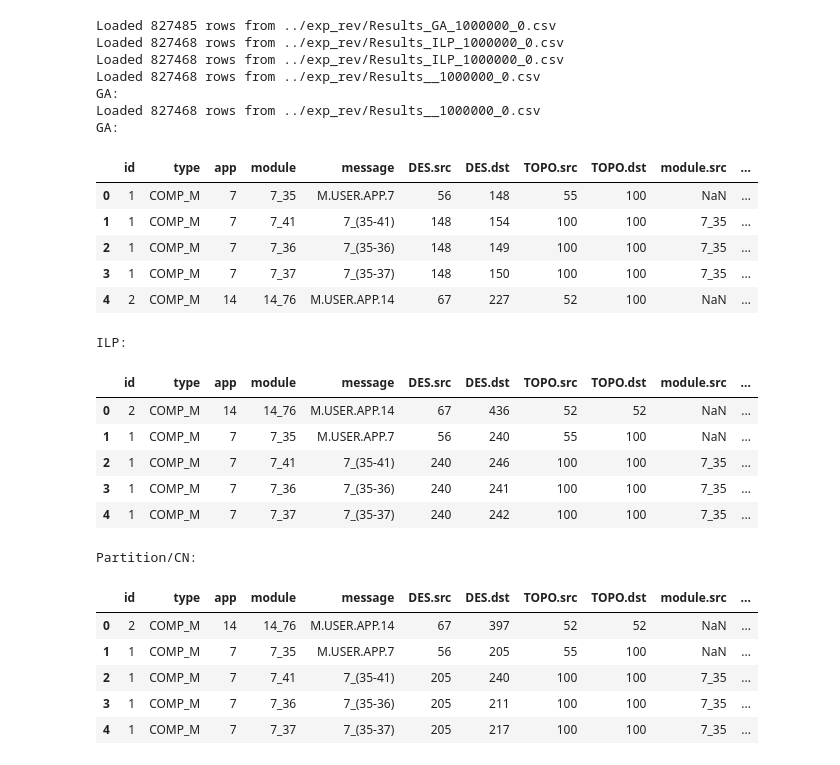
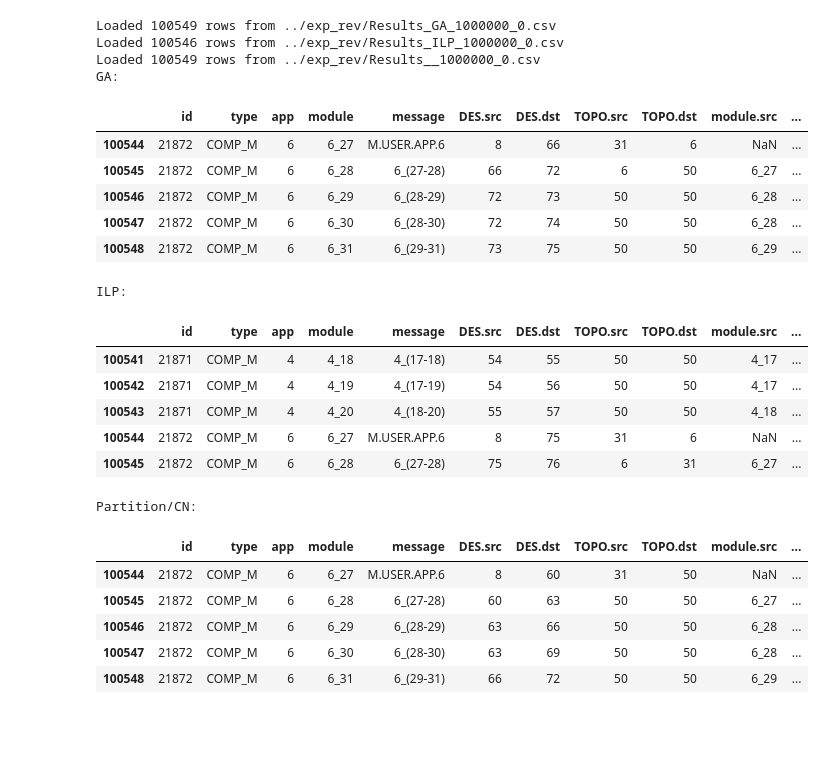
Before and after one commit to adka-fawaid/GA_ILP_Partition_Placement, a Jupyter notebook: Notebooks/Evaluasi.ipynb, the cells around one changed output. Saved outputs shown, nothing was run; the diff lists cells and outputs as text; code cells hidden in the pictures; blank space fills up the shorter version.

```diff
--- a/Notebooks/Evaluasi.ipynb
+++ b/Notebooks/Evaluasi.ipynb
@@ -1,58 +1,55 @@
 # %%
 import pandas as pd
 
 
 file_ga = '../exp_rev/Results_GA_1000000_0.csv'
 file_ilp = '../exp_rev/Results_ILP_1000000_0.csv'
 file_cn = '../exp_rev/Results__1000000_0.csv'  # Partition/CN
 
 
-def read_head_csv(filepath):
+def read_tail_csv(filepath):
     try:
         df = pd.read_csv(filepath)
         print(f"Loaded {len(df)} rows from {filepath}")
         return df
     except Exception as e:
         print(f"Gagal membaca {filepath}: {e}")
         return None
 
-head_ga = read_head_csv(file_ga)
-head_ilp = read_head_csv(file_ilp)
-head_cn = read_head_csv(file_cn)
+tail_ga = read_tail_csv(file_ga)
+tail_ilp = read_tail_csv(file_ilp)
+tail_cn = read_tail_csv(file_cn)
 
 
 print('GA:')
-display(head_ga.head())
+display(tail_ga.tail())
 print('ILP:')
-display(head_ilp.head())
+display(tail_ilp.tail())
 print('Partition/CN:')
-display(head_cn.head())
+display(tail_cn.tail())
 # %% [output]
-Loaded 827485 rows from ../exp_rev/Results_GA_1000000_0.csv
-Loaded 827468 rows from ../exp_rev/Results_ILP_1000000_0.csv
-Loaded 827468 rows from ../exp_rev/Results_ILP_1000000_0.csv
-Loaded 827468 rows from ../exp_rev/Results__1000000_0.csv
+Loaded 100549 rows from ../exp_rev/Results_GA_1000000_0.csv
+Loaded 100546 rows from ../exp_rev/Results_ILP_1000000_0.csv
+Loaded 100549 rows from ../exp_rev/Results__1000000_0.csv
 GA:
-Loaded 827468 rows from ../exp_rev/Results__1000000_0.csv
-GA:
 |  | id | type | app | module | message | DES.src | DES.dst | TOPO.src | TOPO.dst | module.src | ... |
-| 0 | 1 | COMP_M | 7 | 7_35 | M.USER.APP.7 | 56 | 148 | 55 | 100 | NaN | ... |
-| 1 | 1 | COMP_M | 7 | 7_41 | 7_(35-41) | 148 | 154 | 100 | 100 | 7_35 | ... |
-| 2 | 1 | COMP_M | 7 | 7_36 | 7_(35-36) | 148 | 149 | 100 | 100 | 7_35 | ... |
-| 3 | 1 | COMP_M | 7 | 7_37 | 7_(35-37) | 148 | 150 | 100 | 100 | 7_35 | ... |
-| 4 | 2 | COMP_M | 14 | 14_76 | M.USER.APP.14 | 67 | 227 | 52 | 100 | NaN | ... |
+| 100544 | 21872 | COMP_M | 6 | 6_27 | M.USER.APP.6 | 8 | 66 | 31 | 6 | NaN | ... |
+| 100545 | 21872 | COMP_M | 6 | 6_28 | 6_(27-28) | 66 | 72 | 6 | 50 | 6_27 | ... |
+| 100546 | 21872 | COMP_M | 6 | 6_29 | 6_(28-29) | 72 | 73 | 50 | 50 | 6_28 | ... |
+| 100547 | 21872 | COMP_M | 6 | 6_30 | 6_(28-30) | 72 | 74 | 50 | 50 | 6_28 | ... |
+| 100548 | 21872 | COMP_M | 6 | 6_31 | 6_(29-31) | 73 | 75 | 50 | 50 | 6_29 | ... |
 ILP:
 |  | id | type | app | module | message | DES.src | DES.dst | TOPO.src | TOPO.dst | module.src | ... |
-| 0 | 2 | COMP_M | 14 | 14_76 | M.USER.APP.14 | 67 | 436 | 52 | 52 | NaN | ... |
-| 1 | 1 | COMP_M | 7 | 7_35 | M.USER.APP.7 | 56 | 240 | 55 | 100 | NaN | ... |
-| 2 | 1 | COMP_M | 7 | 7_41 | 7_(35-41) | 240 | 246 | 100 | 100 | 7_35 | ... |
-| 3 | 1 | COMP_M | 7 | 7_36 | 7_(35-36) | 240 | 241 | 100 | 100 | 7_35 | ... |
-| 4 | 1 | COMP_M | 7 | 7_37 | 7_(35-37) | 240 | 242 | 100 | 100 | 7_35 | ... |
+| 100541 | 21871 | COMP_M | 4 | 4_18 | 4_(17-18) | 54 | 55 | 50 | 50 | 4_17 | ... |
+| 100542 | 21871 | COMP_M | 4 | 4_19 | 4_(17-19) | 54 | 56 | 50 | 50 | 4_17 | ... |
+| 100543 | 21871 | COMP_M | 4 | 4_20 | 4_(18-20) | 55 | 57 | 50 | 50 | 4_18 | ... |
+| 100544 | 21872 | COMP_M | 6 | 6_27 | M.USER.APP.6 | 8 | 75 | 31 | 6 | NaN | ... |
+| 100545 | 21872 | COMP_M | 6 | 6_28 | 6_(27-28) | 75 | 76 | 6 | 31 | 6_27 | ... |
 Partition/CN:
 |  | id | type | app | module | message | DES.src | DES.dst | TOPO.src | TOPO.dst | module.src | ... |
-| 0 | 2 | COMP_M | 14 | 14_76 | M.USER.APP.14 | 67 | 397 | 52 | 52 | NaN | ... |
-| 1 | 1 | COMP_M | 7 | 7_35 | M.USER.APP.7 | 56 | 205 | 55 | 100 | NaN | ... |
-| 2 | 1 | COMP_M | 7 | 7_41 | 7_(35-41) | 205 | 240 | 100 | 100 | 7_35 | ... |
-| 3 | 1 | COMP_M | 7 | 7_36 | 7_(35-36) | 205 | 211 | 100 | 100 | 7_35 | ... |
-| 4 | 1 | COMP_M | 7 | 7_37 | 7_(35-37) | 205 | 217 | 100 | 100 | 7_35 | ... |
+| 100544 | 21872 | COMP_M | 6 | 6_27 | M.USER.APP.6 | 8 | 60 | 31 | 50 | NaN | ... |
+| 100545 | 21872 | COMP_M | 6 | 6_28 | 6_(27-28) | 60 | 63 | 50 | 50 | 6_27 | ... |
+| 100546 | 21872 | COMP_M | 6 | 6_29 | 6_(28-29) | 63 | 66 | 50 | 50 | 6_28 | ... |
+| 100547 | 21872 | COMP_M | 6 | 6_30 | 6_(28-30) | 63 | 69 | 50 | 50 | 6_28 | ... |
+| 100548 | 21872 | COMP_M | 6 | 6_31 | 6_(29-31) | 66 | 72 | 50 | 50 | 6_29 | ... |
 # %%
```
Also changed, not shown: parts of 2 cells of this notebook, 4 other files.
